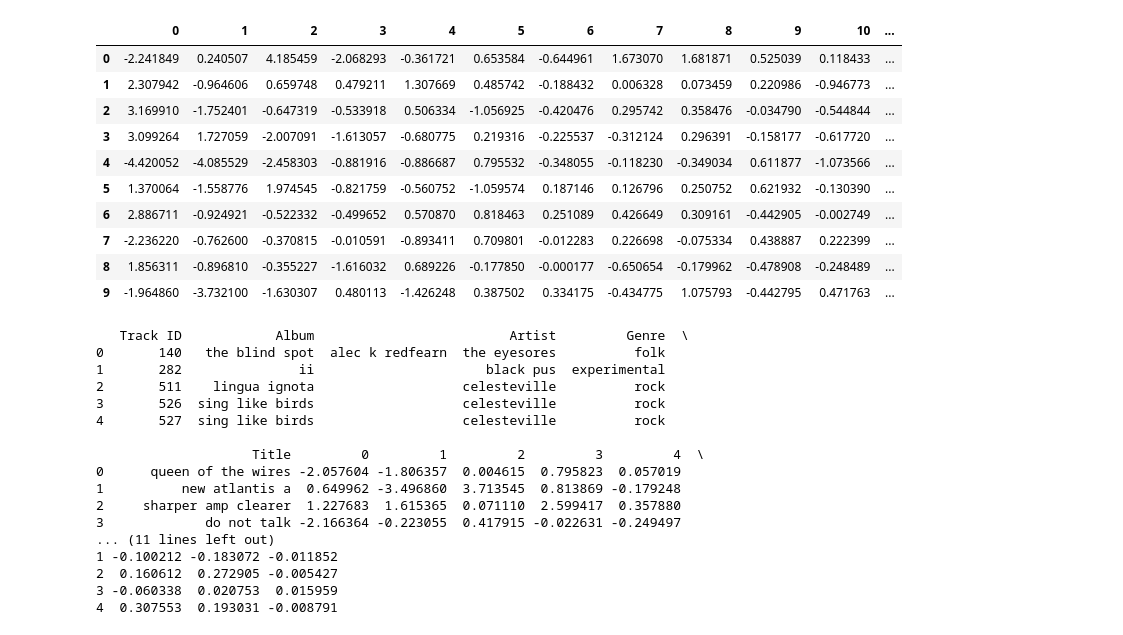
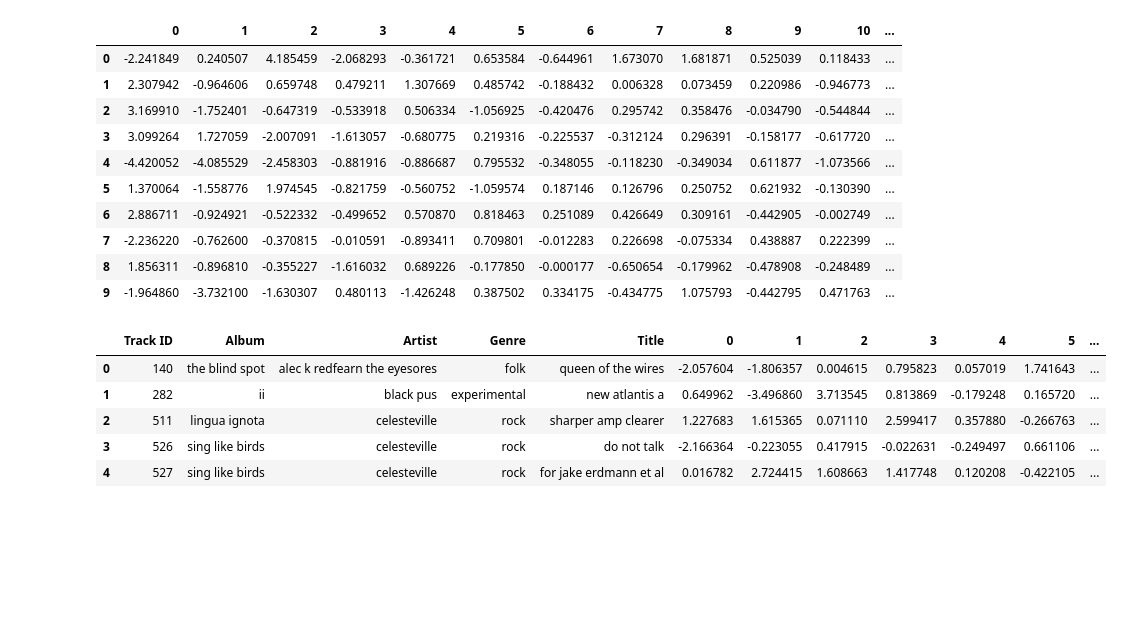
Before and after one commit to ahsanshahid405/Music-Recommndation-System-for-Spotiify, a Jupyter notebook: audio.ipynb, the cells around one changed output. Saved outputs shown, nothing was run; the diff lists cells and outputs as text; code cells hidden in the pictures; blank space fills up the shorter version.

```diff
--- a/audio.ipynb
+++ b/audio.ipynb
@@ -139,26 +139,12 @@ other_csv_df = pd.read_csv('/home/cake/Documents/cleaned_dataset.csv')
 
 # Merge data based on track ID
 merged_df = pd.merge(other_csv_df, audio_stats_df, on='Track ID', how='inner')
-
-# Now merged_df contains data from both CSV files merged based on track ID
-
-# Example of analyzing the merged data
-print(merged_df.head())
-# %% [output]
-   Track ID            Album                         Artist         Genre  \
-0       140   the blind spot  alec k redfearn  the eyesores          folk
-1       282               ii                      black pus  experimental
-2       511    lingua ignota                   celesteville          rock
-3       526  sing like birds                   celesteville          rock
-4       527  sing like birds                   celesteville          rock
-
-                    Title         0         1         2         3         4  \
-0      queen of the wires -2.057604 -1.806357  0.004615  0.795823  0.057019
-1          new atlantis a  0.649962 -3.496860  3.713545  0.813869 -0.179248
-2     sharper amp clearer  1.227683  1.615365  0.071110  2.599417  0.357880
-3             do not talk -2.166364 -0.223055  0.417915 -0.022631 -0.249497
-... (11 lines left out)
-1 -0.100212 -0.183072 -0.011852
-2  0.160612  0.272905 -0.005427
-3 -0.060338  0.020753  0.015959
-4  0.307553  0.193031 -0.008791
+# %%
+merged_df.head()
+# %% [output]
+|  | Track ID | Album | Artist | Genre | Title | 0 | 1 | 2 | 3 | 4 | 5 | ... |
+| 0 | 140 | the blind spot | alec k redfearn the eyesores | folk | queen of the wires | -2.057604 | -1.806357 | 0.004615 | 0.795823 | 0.057019 | 1.741643 | ... |
+| 1 | 282 | ii | black pus | experimental | new atlantis a | 0.649962 | -3.496860 | 3.713545 | 0.813869 | -0.179248 | 0.165720 | ... |
+| 2 | 511 | lingua ignota | celesteville | rock | sharper amp clearer | 1.227683 | 1.615365 | 0.071110 | 2.599417 | 0.357880 | -0.266763 | ... |
+| 3 | 526 | sing like birds | celesteville | rock | do not talk | -2.166364 | -0.223055 | 0.417915 | -0.022631 | -0.249497 | 0.661106 | ... |
+| 4 | 527 | sing like birds | celesteville | rock | for jake erdmann et al | 0.016782 | 2.724415 | 1.608663 | 1.417748 | 0.120208 | -0.422105 | ... |
```
Also changed, not shown: parts of 1 cell of this notebook.
